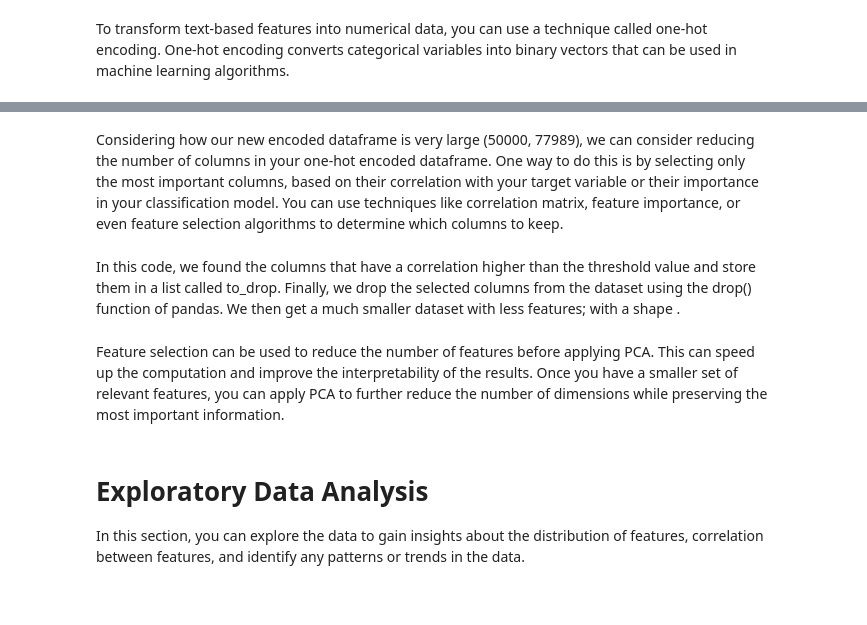
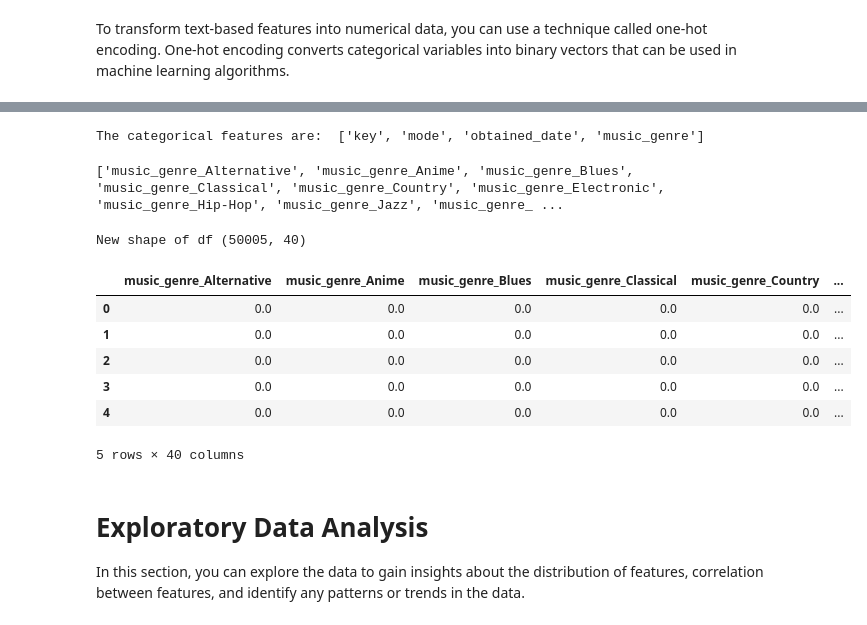
Before and after one commit to Aya0813/Jupyter, a Jupyter notebook: Capstone_Project_FML.ipynb, the cells around one changed output, grey strips where cells are left out. Saved outputs shown, nothing was run; the diff lists cells and outputs as text; code cells hidden in the pictures.

```diff
--- a/Capstone_Project_FML.ipynb
+++ b/Capstone_Project_FML.ipynb
@@ -370,0 +298,10 @@ print(df_encoded.shape)
+# %%
+# finding the categorical variables and variables in string format
+
+string_columns = []
+for column in df.columns:
+    if df[column].dtype == 'object': # check if column dtype is object (i.e., string)
+        string_columns.append(column)
+print ('The categorical features are: ', string_columns)
+# %% [output]
+The categorical features are:  ['key', 'mode', 'obtained_date', 'music_genre']
@@ -371,4 +336,22 @@ print(df_encoded.shape)
+# %%
+column_names = df_encoded.columns.tolist()
+
+# Print the column names
+print(column_names)
+# %% [output]
+['music_genre_Alternative', 'music_genre_Anime', 'music_genre_Blues', 'music_genre_Classical', 'music_genre_Country', 'music_genre_Electronic', 'music_genre_Hip-Hop', 'music_genre_Jazz', 'music_genre_ ...
 # %%
-# # print shape of df to double check new size
-# print(df.shape)
-# df.head()
+# print shape of new new encoded df
+print('New shape of df', df_encoded.shape)
+df_encoded.head()
+
+# N.B not all 31 are features, the music_genre target variable was also one hot encoded
+# %% [output]
+New shape of df (50005, 40)
+|  | music_genre_Alternative | music_genre_Anime | music_genre_Blues | music_genre_Classical | music_genre_Country | ... |
+| 0 | 0.0 | 0.0 | 0.0 | 0.0 | 0.0 | ... |
+| 1 | 0.0 | 0.0 | 0.0 | 0.0 | 0.0 | ... |
+| 2 | 0.0 | 0.0 | 0.0 | 0.0 | 0.0 | ... |
+| 3 | 0.0 | 0.0 | 0.0 | 0.0 | 0.0 | ... |
+| 4 | 0.0 | 0.0 | 0.0 | 0.0 | 0.0 | ... |
+5 rows × 40 columns
@@ -377,2 +357,0 @@ print(df_encoded.shape)
-# %% [markdown]
-Considering how our new encoded dataframe is very large (50000, 77989), we can consider reducing the number of columns in your one-hot encoded dataframe. One way to do this is by selecting only the most important columns, based on their correlation with your target variable or their importance in your classification model. You can use techniques like correlation matrix, feature importance, or even feature selection algorithms to determine which columns to keep.
@@ -399,7 +358,3 @@ Considering how our new encoded dataframe is very large (50000, 77989), we can c
-# %% [markdown]
-In this code, we found the columns that have a correlation higher than the threshold value and store them in a list called to_drop. Finally, we drop the selected columns from the dataset using the drop() function of pandas. We then get a much smaller dataset with less features; with a shape .
-# %% [markdown]
-Feature selection can be used to reduce the number of features before applying PCA. This can speed up the computation and improve the interpretability of the results. Once you have a smaller set of relevant features, you can apply PCA to further reduce the number of dimensions while preserving the most important information.
 # %% [markdown]
 # Exploratory Data Analysis
 In this section, you can explore the data to gain insights about the distribution of features, correlation between features, and identify any patterns or trends in the data.
```
Also changed, not shown: parts of 72 cells of this notebook, 1 other file.
